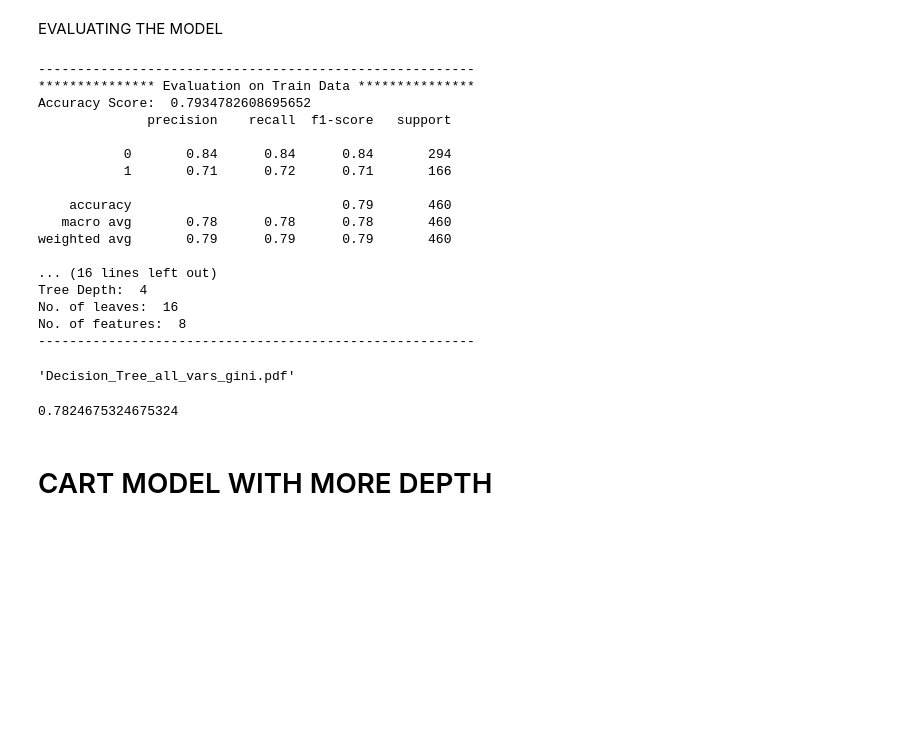
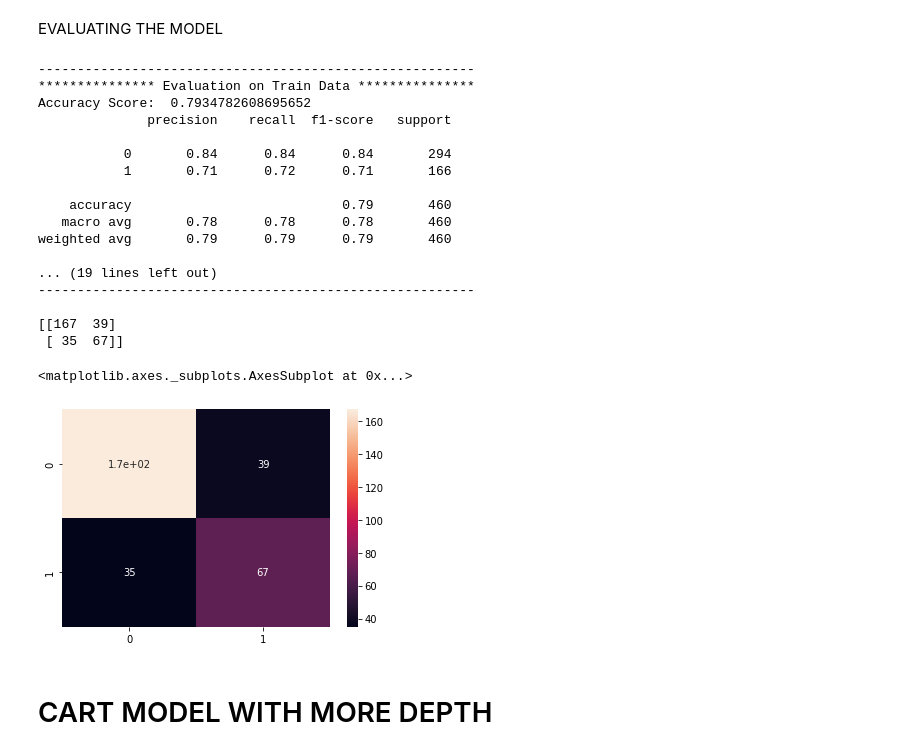
Before and after one commit to ryannayak28/Diabetes_Prediction_using_CART_algorithm, a Jupyter notebook: DiabetesPredictionUsingCART.ipynb, the cells around one changed output. Cells and saved outputs as stored; diff of their text form; code cells hidden in the pictures; blank space fills up the shorter version.

Commit message:
Added Confusion matrix for all models

```diff
--- a/DiabetesPredictionUsingCART.ipynb
+++ b/DiabetesPredictionUsingCART.ipynb
@@ -91,42 +110,45 @@ print('*************** Tree Summary ***************')
 print('Classes: ', clf.classes_)
 print('Tree Depth: ', clf.tree_.max_depth)
 print('No. of leaves: ', clf.tree_.n_leaves)
 print('No. of features: ', clf.n_features_in_)
 print('--------------------------------------------------------')
 print("")
 dot_data = tree.export_graphviz(clf, out_file=None,
                                 feature_names=X_train.columns,
                                 class_names=[str(list(clf.classes_)[0]), str(list(clf.classes_)[1])],
                                 filled=True,
                                 rounded=True,
                                 #rotate=True,
                                )
 graph = graphviz.Source(dot_data)
 graph
 graph.render('Decision_Tree_all_vars_gini')
+
+ #Confusion matrix
+conf = confusion_matrix(y_test, pred_labels_te)
+print(conf)
+label = ["0","1"]
+sns.heatmap(conf, annot=True, xticklabels=label, yticklabels=label)
 # %% [output]
 --------------------------------------------------------
 *************** Evaluation on Train Data ***************
 Accuracy Score:  0.7934782608695652
               precision    recall  f1-score   support
 
            0       0.84      0.84      0.84       294
            1       0.71      0.72      0.71       166
 
     accuracy                           0.79       460
    macro avg       0.78      0.78      0.78       460
 weighted avg       0.79      0.79      0.79       460
 
-... (16 lines left out)
-Tree Depth:  4
-No. of leaves:  16
-No. of features:  8
+... (19 lines left out)
 --------------------------------------------------------
+
+[[167  39]
+ [ 35  67]]
-'Decision_Tree_all_vars_gini.pdf'
+<matplotlib.axes._subplots.AxesSubplot at 0x...>
+[figure, added]
-# %%
-score_te
-# %% [output]
-0.7824675324675324
 # %% [markdown]
 # CART MODEL WITH MORE DEPTH
 # %% [markdown]
```
Also changed, not shown: parts of 6 cells of this notebook.
